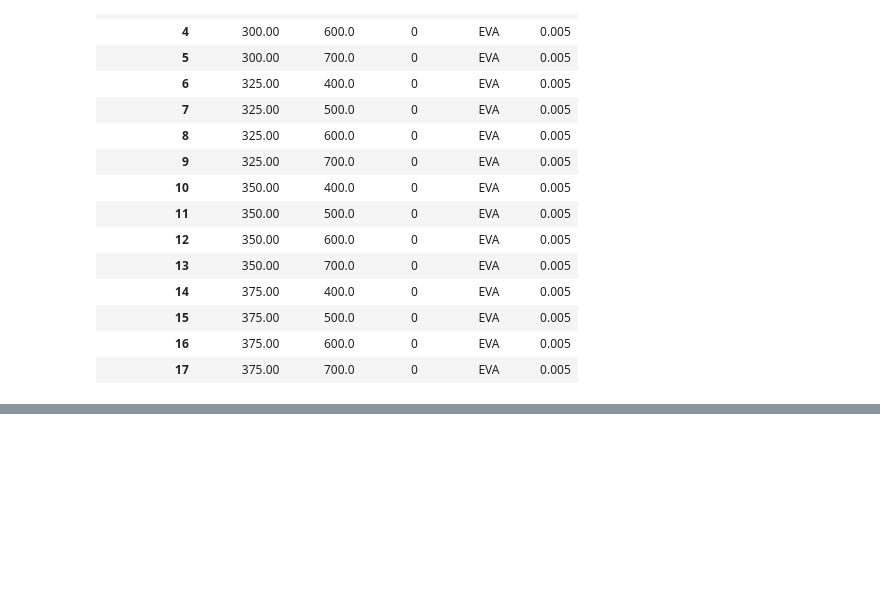
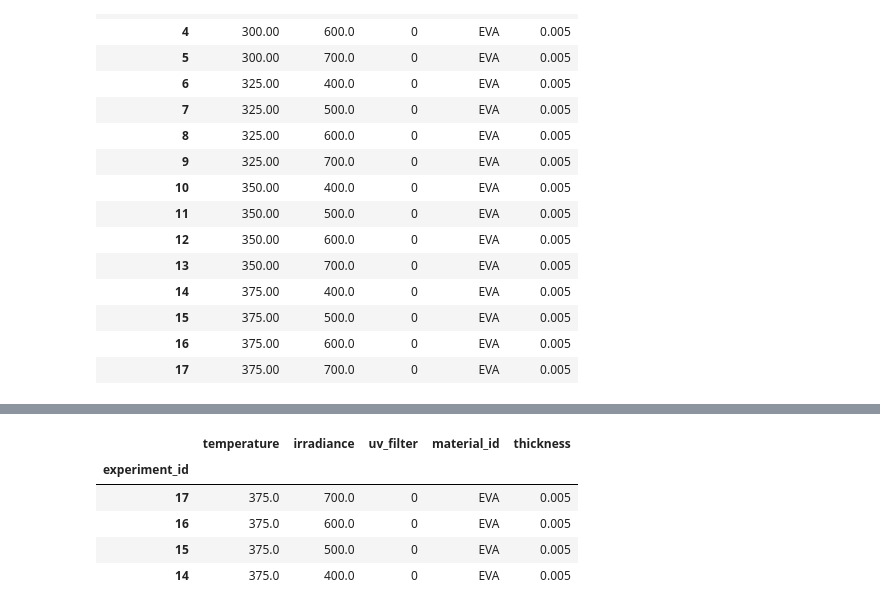
Before and after one commit to thehackerwithin/berkeley, a Jupyter notebook: code_examples/SQL/SQL_Tutorial-0.ipynb, the cells around one changed output, grey strips where cells are left out. Cells and saved outputs as stored; diff of their text form; code cells hidden in the pictures; blank space fills up the shorter version.

```diff
--- a/code_examples/SQL/SQL_Tutorial-0.ipynb
+++ b/code_examples/SQL/SQL_Tutorial-0.ipynb
@@ -314,0 +331,10 @@ pd.read_sql('select * from experiments', conn, index_col='experiment_id')
+# %%
+# descending order
+pd.read_sql('SELECT * FROM experiments WHERE temperature = 375 ORDER BY irradiance DESC', conn, index_col='experiment_id')
+# %% [output]
+|  | temperature | irradiance | uv_filter | material_id | thickness |
+| experiment_id |  |  |  |  |  |
+| 17 | 375.0 | 700.0 | 0 | EVA | 0.005 |
+| 16 | 375.0 | 600.0 | 0 | EVA | 0.005 |
+| 15 | 375.0 | 500.0 | 0 | EVA | 0.005 |
+| 14 | 375.0 | 400.0 | 0 | EVA | 0.005 |
```
Also changed, not shown: parts of 17 cells of this notebook.
